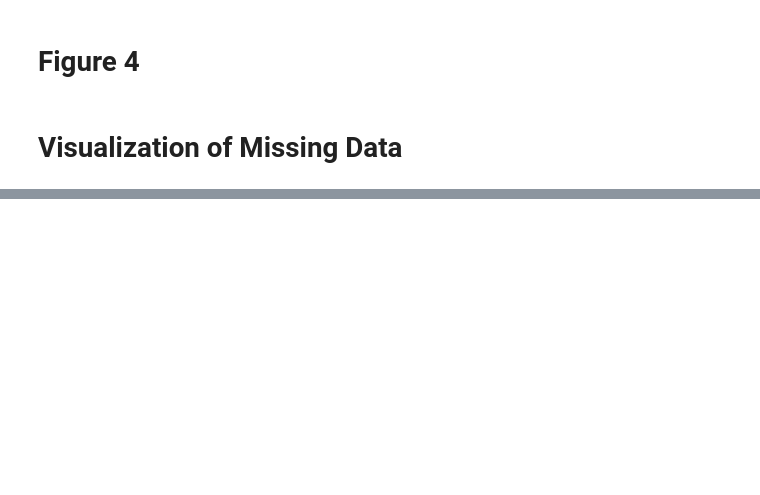
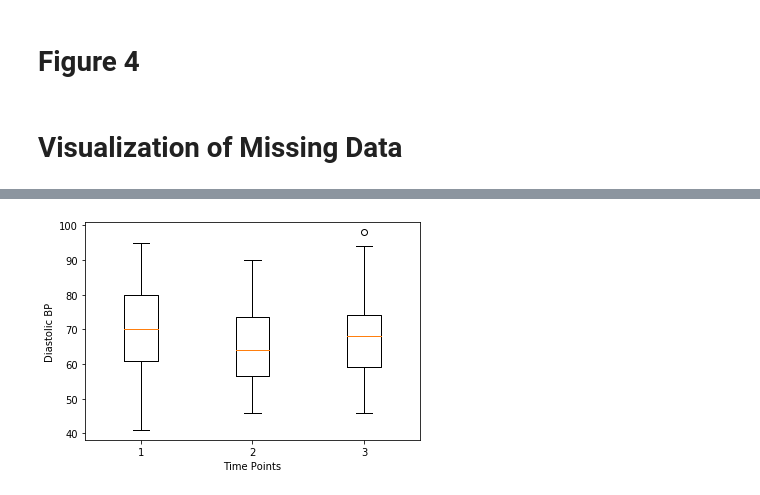
Before and after one commit to dpuri-wm/Reach2021, a Jupyter notebook: collab/main.ipynb, the cells around one changed output, grey strips where cells are left out. Cells and saved outputs as stored; diff of their text form; code cells hidden in the pictures; blank space fills up the shorter version.

```diff
--- a/collab/main.ipynb
+++ b/collab/main.ipynb
@@ -344,0 +364,8 @@ msno.matrix(data, labels=True, fontsize=6)
+# %%
+# Diastolic BP
+plt.boxplot([baseline['dia_bp_mesa'].dropna(), three['dia_bp_mesa'].dropna(), twentyfour1['dia_bp_mesa'].dropna()])
+plt.ylabel('Diastolic BP')
+plt.xlabel('Time Points')
+plt.show()
+# %% [output]
+[figure, added]
```
Also changed, not shown: parts of 11 cells of this notebook.
